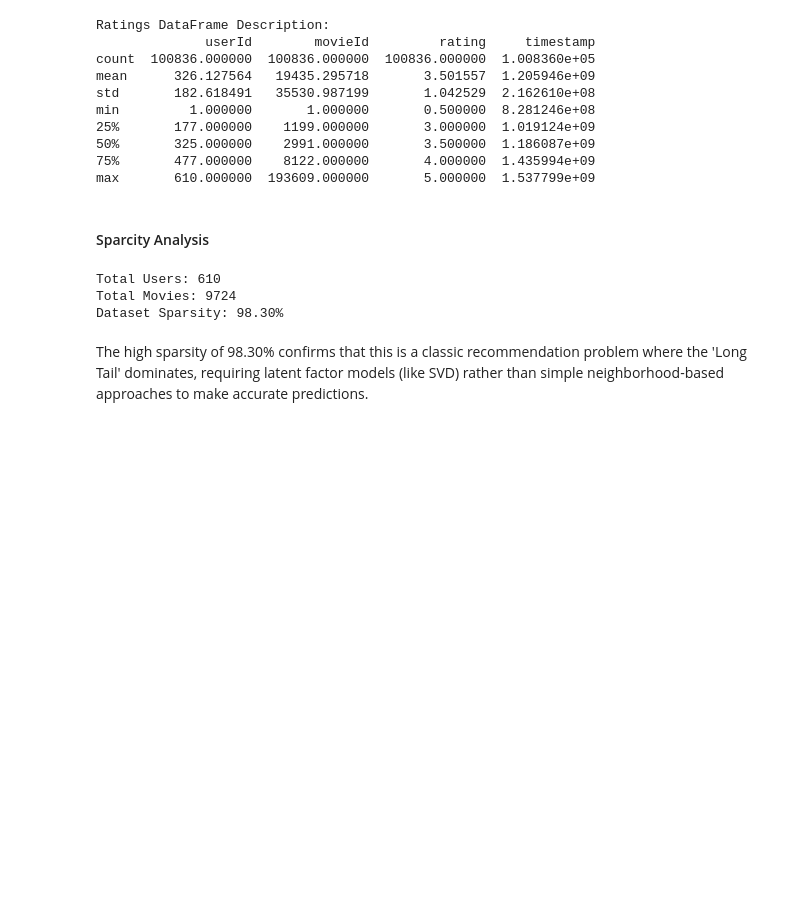
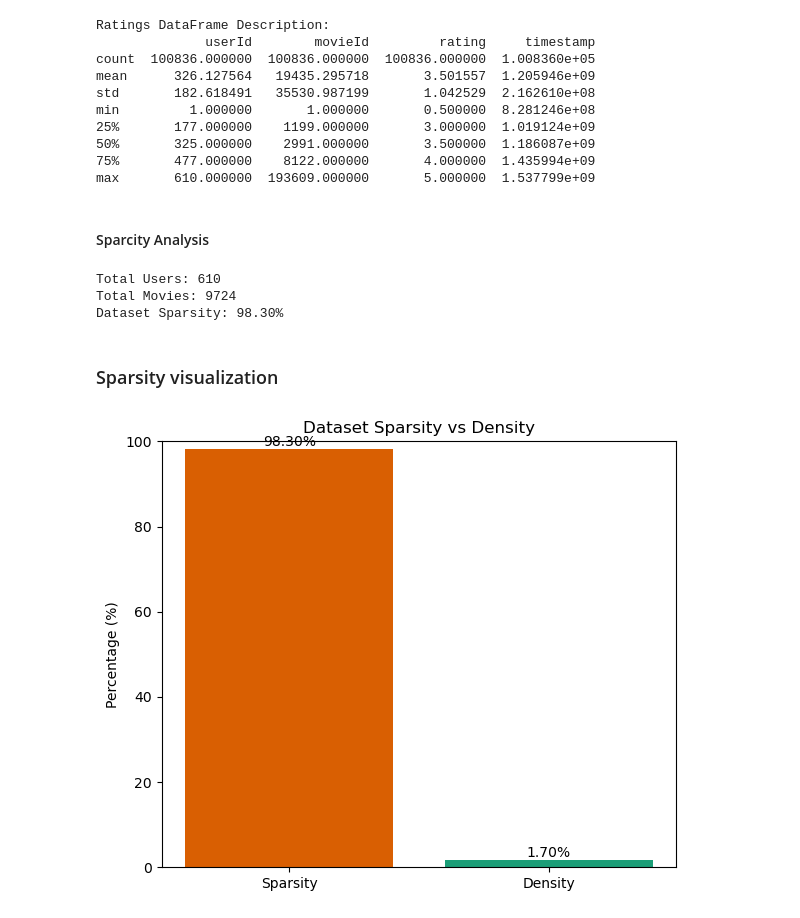
Before and after one commit to Marian-amo/Movies-Recommendation-System-Project, a Jupyter notebook: notebook.ipynb, the cells around one changed output. Cells and saved outputs as stored; diff of their text form; code cells hidden in the pictures; blank space fills up the shorter version.

Commit message:
add visualization and ratings preparation

```diff
--- a/notebook.ipynb
+++ b/notebook.ipynb
@@ -227,5 +239,29 @@ print(f"Dataset Sparsity: {sparsity:.2f}%")
 Total Users: 610
 Total Movies: 9724
 Dataset Sparsity: 98.30%
-# %% [markdown]
-The high sparsity of 98.30% confirms that this is a classic recommendation problem where the 'Long Tail' dominates, requiring latent factor models (like SVD) rather than simple neighborhood-based approaches to make accurate predictions.
+# %% [markdown]
+### Sparsity visualization
+# %%
+# Calculate density percentage
+density = 100 - sparsity
+
+labels = ["Sparsity", "Density"]
+values = [sparsity, density]
+
+plt.figure(figsize=(6,5))
+bars = plt.bar(labels, values, color=["#d95f02", "#1b9e77"])
+
+plt.title("Dataset Sparsity vs Density")
+plt.ylabel("Percentage (%)")
+
+for bar in bars:
+    plt.text(bar.get_x() + bar.get_width()/2,
+             bar.get_height(),
+             f"{bar.get_height():.2f}%",
+             ha='center', va='bottom')
+
+plt.ylim(0, 100)
+plt.tight_layout()
+plt.show()
+# %% [output]
+[figure, added]
```
Also changed, not shown: parts of 10 cells of this notebook.
